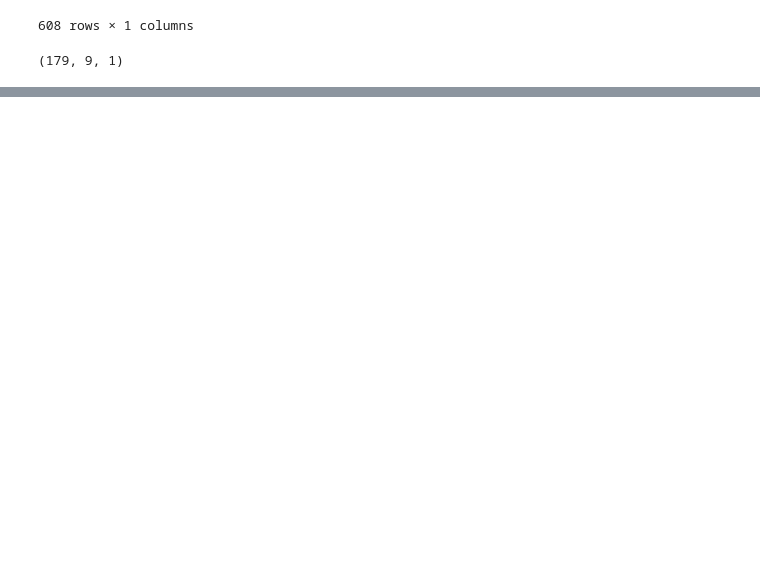
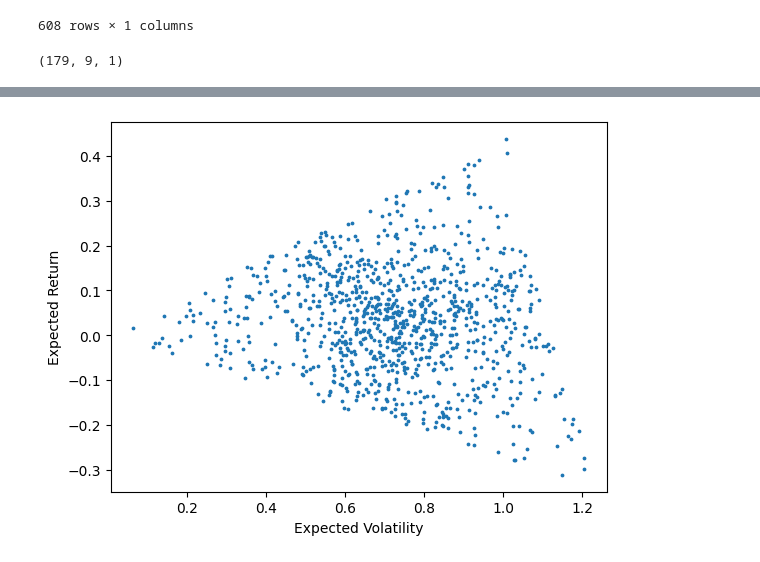
Before and after one commit to nathandsouza10/stock-analyzer, a Jupyter notebook: experiment/main.ipynb, the cells around one changed output, grey strips where cells are left out. Cells and saved outputs as stored; diff of their text form; code cells hidden in the pictures; blank space fills up the shorter version.

Commit message:
updated with modern portfolio theory attempt

```diff
--- a/experiment/main.ipynb
+++ b/experiment/main.ipynb
@@ -230,0 +233,5 @@ plt.show()
+# %%
+closing_price_df = pd.DataFrame()
+for stock in stocks:
+    closing_price_df[stock] = bars.df.loc[stock]['close']
+closing_price_df
@@ -230,0 +253,20 @@ plt.show()
+# %%
+log_returns = np.log(closing_price_df/closing_price_df.shift(1))
+portfolio_returns = []
+portfolio_volatilities = []
+for x in range(1000):
+    weights = np.random.random(len(stocks))
+    weights /= np.sum(weights)
+    portfolio_returns.append(np.sum(weights * log_returns.mean()) * 365)
+    portfolio_volatilities.append(np.sqrt(np.dot(weights.T, np.dot(log_returns.cov() * 365, weights))))
+
+portfolio_returns = np.array(portfolio_returns)
+portfolio_volatilities = np.array(portfolio_volatilities)
+# %%
+portfolios = pd.DataFrame({'Return': portfolio_returns, 'Volatility':portfolio_volatilities })
+plt.scatter(portfolios['Volatility'], portfolios['Return'], s=3)
+plt.xlabel('Expected Volatility')
+plt.ylabel('Expected Return')
+plt.show()
+# %% [output]
+[figure, added]
```
Also changed, not shown: parts of 7 cells of this notebook.
